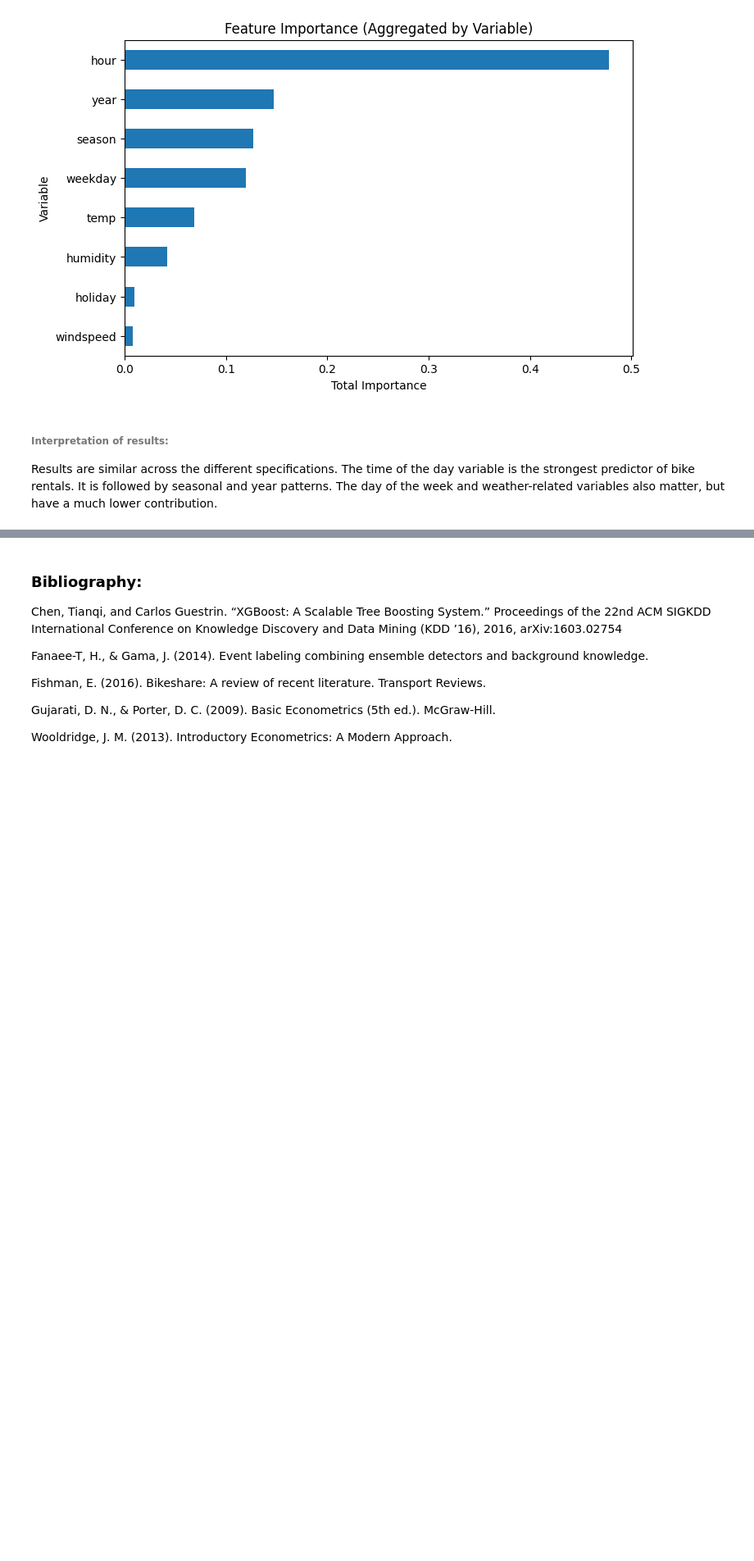
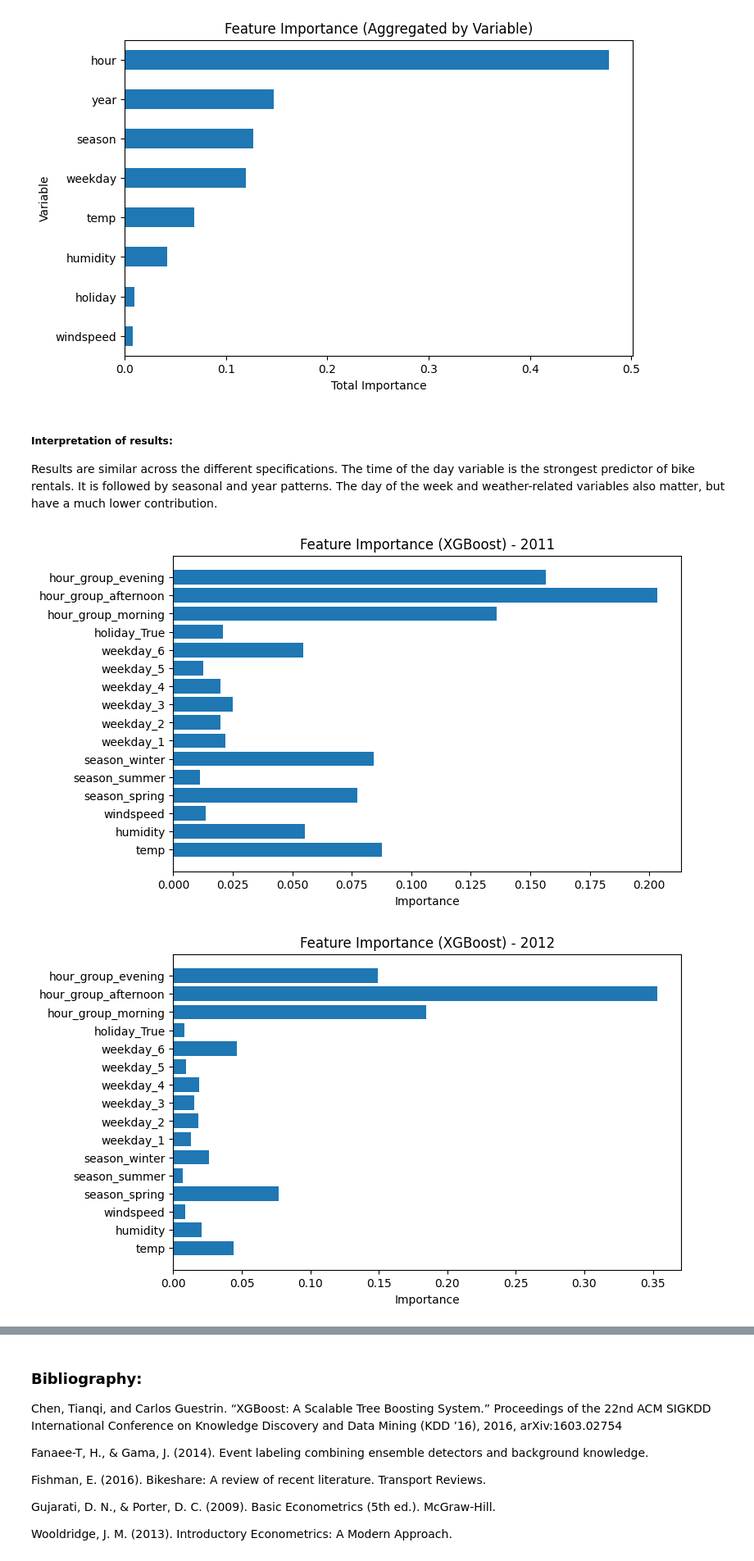
Before and after one commit to rumen111/data_science, a Jupyter notebook: data_science.ipynb, the cells around one changed output, grey strips where cells are left out. Shown at 82% size. Saved outputs shown, nothing was run; the diff lists cells and outputs as text; code cells hidden in the pictures; blank space fills up the shorter version.

Commit message:
Adding per year regressions and adding analyses

```diff
--- a/data_science.ipynb
+++ b/data_science.ipynb
@@ -957,6 +1000,71 @@ plt.show()
 # %% [output]
 [figure]
 # %% [markdown]
-###### Interpretation of results:
+##### Interpretation of results:
 
 Results are similar across the different specifications. The time of the day variable is the strongest predictor of bike rentals. It is followed by seasonal and year patterns. The day of the week and weather-related variables also matter, but have a much lower contribution.
+# %%
+import pandas as pd
+
+df_2011 = df[df["year"] == 0].copy()
+df_2012 = df[df["year"] == 1].copy()
+
+def prepare_data(data):
+    X = data[[
+        "temp", "humidity", "windspeed",
+        "season", "weekday", "hour_group", "holiday"
+    ]].copy()
+
+    y = data["count"]
+
+    # Convert categorical variables to dummies
+    X = pd.get_dummies(
+        X,
+        columns=["season", "weekday", "holiday", "hour_group"],
+        drop_first=True
+    )
+
+    return X, y
+
+from sklearn.model_selection import train_test_split
+from xgboost import XGBRegressor
+import matplotlib.pyplot as plt
+
+def run_xgb(X, y, title):
+
+    # Train-test split
+    X_train, X_test, y_train, y_test = train_test_split(
+        X, y, test_size=0.2, random_state=42
+    )
+
+    # Model
+    model = XGBRegressor(
+        n_estimators=150,
+        max_depth=5,
+        learning_rate=0.1,
+        random_state=42
+    )
+
+    model.fit(X_train, y_train)
+
+    # Feature importance
+    importance = model.feature_importances_
+
+    plt.figure(figsize=(8, 5))
+    plt.barh(X.columns, importance)
+    plt.title(f"Feature Importance (XGBoost) - {title}")
+    plt.xlabel("Importance")
+    plt.show()
+
+    return model
+
+
+X_2011, y_2011 = prepare_data(df_2011)
+model_2011 = run_xgb(X_2011, y_2011, "2011")
+
+
+X_2012, y_2012 = prepare_data(df_2012)
+model_2012 = run_xgb(X_2012, y_2012, "2012")
+# %% [output]
+[figure, added]
+[figure, added]
```
Also changed, not shown: parts of 12 cells of this notebook.
